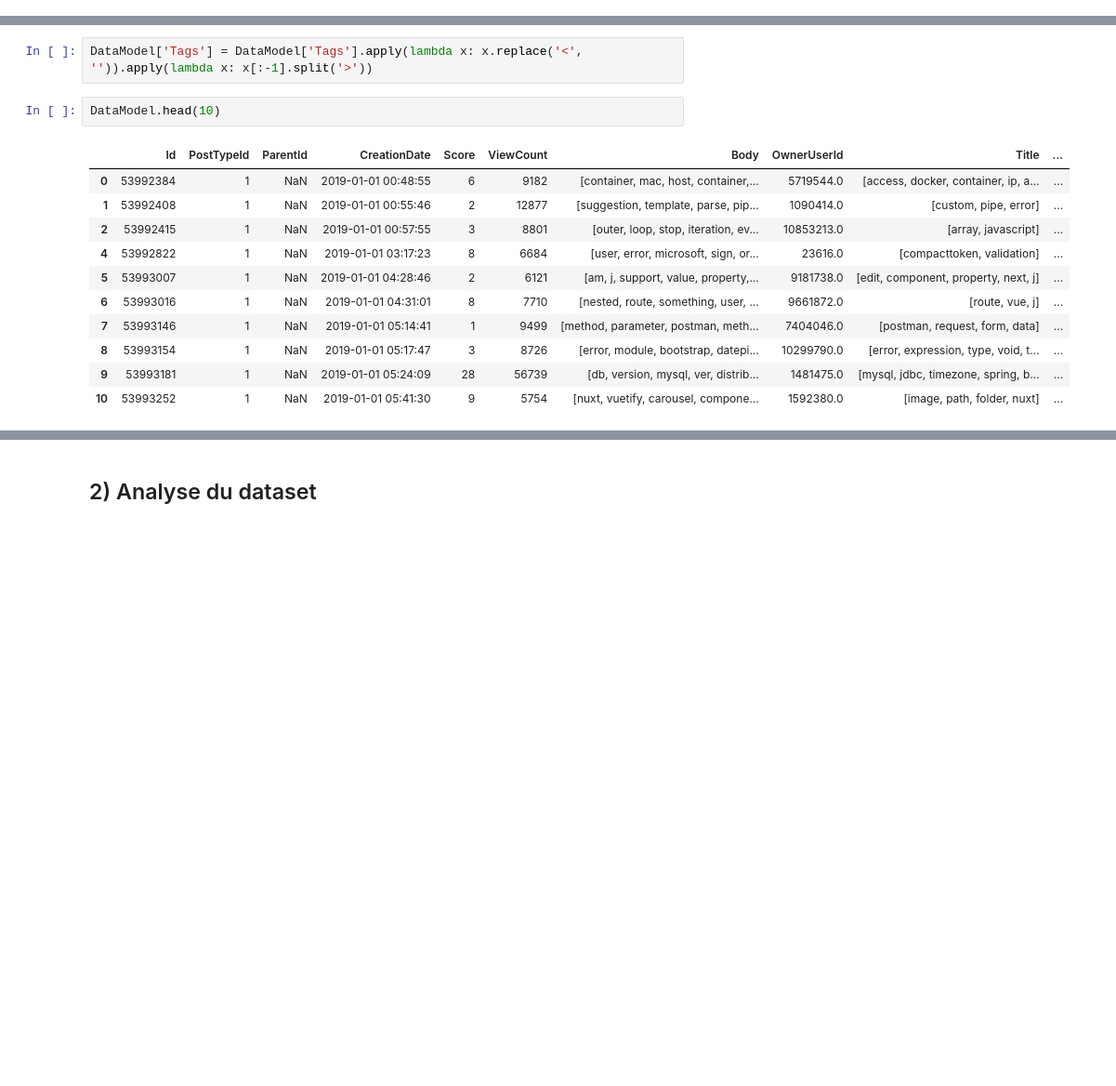
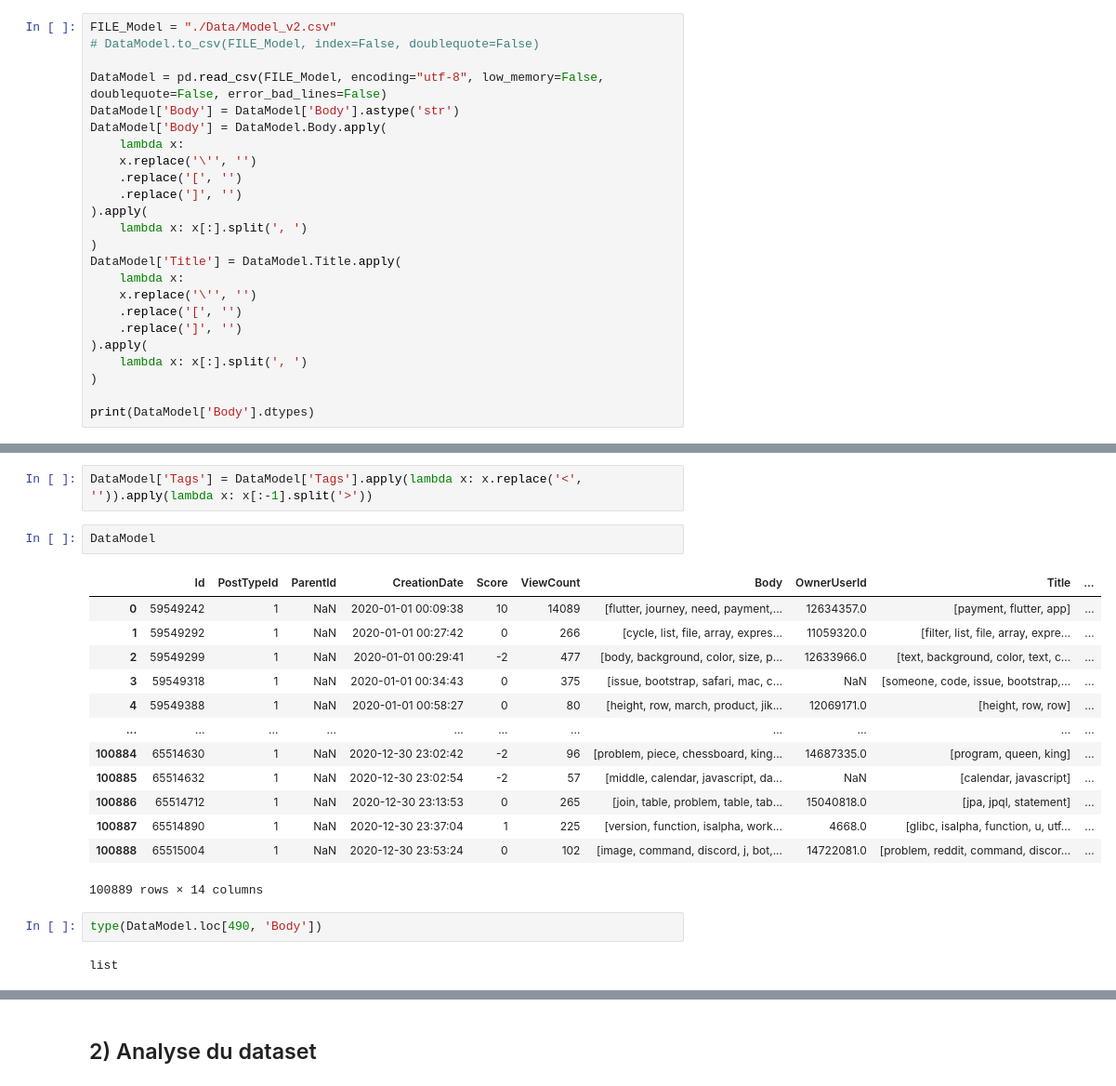
Before and after one commit to BlaiseMR/FormationML_Projet_5, a Jupyter notebook: P5_01_nettoyage.ipynb, the cells around one changed output, grey strips where cells are left out. Shown at 93% size. Cells and saved outputs as stored; diff of their text form; blank space fills up the shorter version.

```diff
--- a/P5_01_nettoyage.ipynb
+++ b/P5_01_nettoyage.ipynb
@@ -584,0 +616,24 @@ Progress treatement: [########################################] 99.00% 0:25:38.8
+# %%
+FILE_Model = "./Data/Model_v2.csv"
+# DataModel.to_csv(FILE_Model, index=False, doublequote=False)
+
+DataModel = pd.read_csv(FILE_Model, encoding="utf-8", low_memory=False, doublequote=False, error_bad_lines=False)
+DataModel['Body'] = DataModel['Body'].astype('str')
+DataModel['Body'] = DataModel.Body.apply(
+    lambda x:
+    x.replace('\'', '')
+    .replace('[', '')
+    .replace(']', '')
+).apply(
+    lambda x: x[:].split(', ')
+)
+DataModel['Title'] = DataModel.Title.apply(
+    lambda x:
+    x.replace('\'', '')
+    .replace('[', '')
+    .replace(']', '')
+).apply(
+    lambda x: x[:].split(', ')
+)
+
+print(DataModel['Body'].dtypes)
@@ -589,19 +646,25 @@ multiprocessing.cpu_count()
 # %%
 DataModel['Tags'] = DataModel['Tags'].apply(lambda x: x.replace('<', '')).apply(lambda x: x[:-1].split('>'))
 # %%
-DataModel.head(10)
+DataModel
 # %% [output]
 |  | Id | PostTypeId | ParentId | CreationDate | Score | ViewCount | Body | OwnerUserId | Title | ... |
-| 0 | 53992384 | 1 | NaN | 2019-01-01 00:48:55 | 6 | 9182 | [container, mac, host, container,... | 5719544.0 | [access, docker, container, ip, a... | ... |
-| 1 | 53992408 | 1 | NaN | 2019-01-01 00:55:46 | 2 | 12877 | [suggestion, template, parse, pip... | 1090414.0 | [custom, pipe, error] | ... |
-| 2 | 53992415 | 1 | NaN | 2019-01-01 00:57:55 | 3 | 8801 | [outer, loop, stop, iteration, ev... | 10853213.0 | [array, javascript] | ... |
-| 4 | 53992822 | 1 | NaN | 2019-01-01 03:17:23 | 8 | 6684 | [user, error, microsoft, sign, or... | 23616.0 | [compacttoken, validation] | ... |
-| 5 | 53993007 | 1 | NaN | 2019-01-01 04:28:46 | 2 | 6121 | [am, j, support, value, property,... | 9181738.0 | [edit, component, property, next, j] | ... |
-| 6 | 53993016 | 1 | NaN | 2019-01-01 04:31:01 | 8 | 7710 | [nested, route, something, user, ... | 9661872.0 | [route, vue, j] | ... |
-| 7 | 53993146 | 1 | NaN | 2019-01-01 05:14:41 | 1 | 9499 | [method, parameter, postman, meth... | 7404046.0 | [postman, request, form, data] | ... |
-| 8 | 53993154 | 1 | NaN | 2019-01-01 05:17:47 | 3 | 8726 | [error, module, bootstrap, datepi... | 10299790.0 | [error, expression, type, void, t... | ... |
-| 9 | 53993181 | 1 | NaN | 2019-01-01 05:24:09 | 28 | 56739 | [db, version, mysql, ver, distrib... | 1481475.0 | [mysql, jdbc, timezone, spring, b... | ... |
-| 10 | 53993252 | 1 | NaN | 2019-01-01 05:41:30 | 9 | 5754 | [nuxt, vuetify, carousel, compone... | 1592380.0 | [image, path, folder, nuxt] | ... |
+| 0 | 59549242 | 1 | NaN | 2020-01-01 00:09:38 | 10 | 14089 | [flutter, journey, need, payment,... | 12634357.0 | [payment, flutter, app] | ... |
+| 1 | 59549292 | 1 | NaN | 2020-01-01 00:27:42 | 0 | 266 | [cycle, list, file, array, expres... | 11059320.0 | [filter, list, file, array, expre... | ... |
+| 2 | 59549299 | 1 | NaN | 2020-01-01 00:29:41 | -2 | 477 | [body, background, color, size, p... | 12633966.0 | [text, background, color, text, c... | ... |
+| 3 | 59549318 | 1 | NaN | 2020-01-01 00:34:43 | 0 | 375 | [issue, bootstrap, safari, mac, c... | NaN | [someone, code, issue, bootstrap,... | ... |
+| 4 | 59549388 | 1 | NaN | 2020-01-01 00:58:27 | 0 | 80 | [height, row, march, product, jik... | 12069171.0 | [height, row, row] | ... |
+| ... | ... | ... | ... | ... | ... | ... | ... | ... | ... | ... |
+| 100884 | 65514630 | 1 | NaN | 2020-12-30 23:02:42 | -2 | 96 | [problem, piece, chessboard, king... | 14687335.0 | [program, queen, king] | ... |
+| 100885 | 65514632 | 1 | NaN | 2020-12-30 23:02:54 | -2 | 57 | [middle, calendar, javascript, da... | NaN | [calendar, javascript] | ... |
+| 100886 | 65514712 | 1 | NaN | 2020-12-30 23:13:53 | 0 | 265 | [join, table, problem, table, tab... | 15040818.0 | [jpa, jpql, statement] | ... |
+| 100887 | 65514890 | 1 | NaN | 2020-12-30 23:37:04 | 1 | 225 | [version, function, isalpha, work... | 4668.0 | [glibc, isalpha, function, u, utf... | ... |
+| 100888 | 65515004 | 1 | NaN | 2020-12-30 23:53:24 | 0 | 102 | [image, command, discord, j, bot,... | 14722081.0 | [problem, reddit, command, discor... | ... |
+100889 rows × 14 columns
+# %%
+type(DataModel.loc[490, 'Body'])
+# %% [output]
+list
 # %%
 feat = 'Body'
 
```
Also changed, not shown: parts of 122 cells of this notebook, 1 other file.
